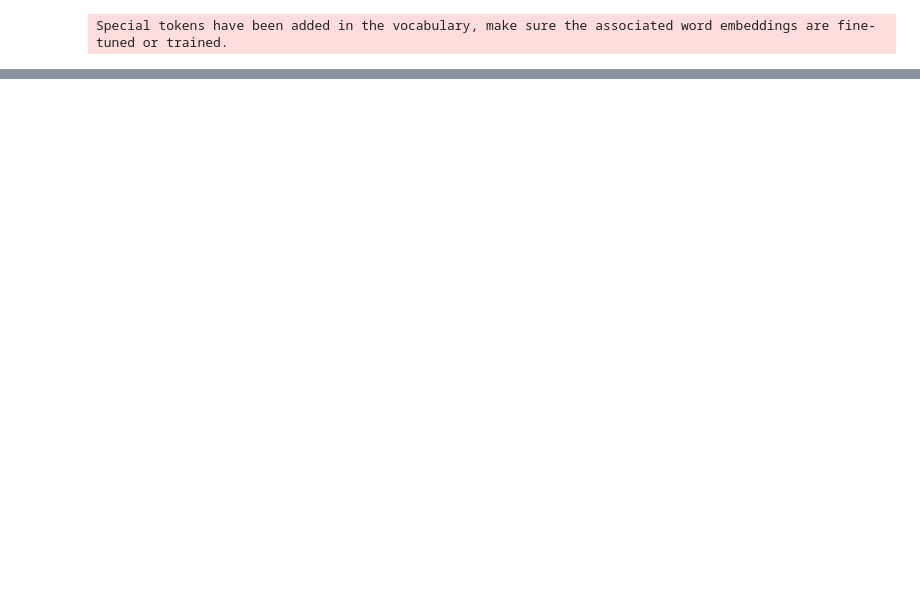
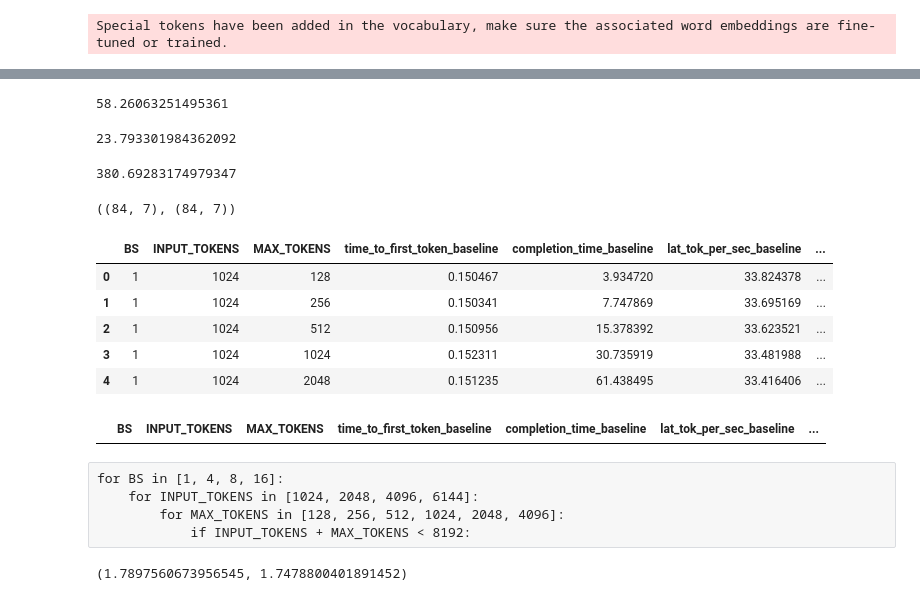
Before and after one commit to AnswerDotAI/fsdp_qlora, a Jupyter notebook: experiments/hqq_plus_plus/evaluate.ipynb, the cells around one changed output, grey strips where cells are left out. Drawn from its saved outputs; the diff is of its cells as text; code cells hidden in the pictures; blank space fills up the shorter version.

```diff
--- a/experiments/hqq_plus_plus/evaluate.ipynb
+++ b/experiments/hqq_plus_plus/evaluate.ipynb
@@ -172,0 +318,32 @@ acc
+# %%
+completion_time = e - s; completion_time
+# %% [output]
+58.26063251495361
+# %%
+lat_tok_per_sec = MAX_TOKENS / (completion_time - ttft); tok_per_sec
+# %% [output]
+23.793301984362092
+# %%
+tput_tok_per_sec = BS*MAX_TOKENS / (completion_time - ttft); tok_per_sec
+# %% [output]
+380.69283174979347
+# %%
+baseline_df = pd.read_csv("/workspace/git/kerem_research/inference_benchmarking/baseline.csv")
+qdora_df    = pd.read_csv("/workspace/git/kerem_research/inference_benchmarking/qdora.csv")
+# %%
+baseline_df.shape, qdora_df.shape
+# %% [output]
+((84, 7), (84, 7))
+# %%
+bench_df = baseline_df.merge(qdora_df, on=["BS", "INPUT_TOKENS", "MAX_TOKENS"], how="inner", suffixes=["_baseline", "_qdora"]); bench_df.head()
+# %% [output]
+|  | BS | INPUT_TOKENS | MAX_TOKENS | time_to_first_token_baseline | completion_time_baseline | lat_tok_per_sec_baseline | ... |
+| 0 | 1 | 1024 | 128 | 0.150467 | 3.934720 | 33.824378 | ... |
+| 1 | 1 | 1024 | 256 | 0.150341 | 7.747869 | 33.695169 | ... |
+| 2 | 1 | 1024 | 512 | 0.150956 | 15.378392 | 33.623521 | ... |
+| 3 | 1 | 1024 | 1024 | 0.152311 | 30.735919 | 33.481988 | ... |
+| 4 | 1 | 1024 | 2048 | 0.151235 | 61.438495 | 33.416406 | ... |
+# %%
+bench_df.query("lat_tok_per_sec_qdora < lat_tok_per_sec_baseline")
+# %% [output]
+|  | BS | INPUT_TOKENS | MAX_TOKENS | time_to_first_token_baseline | completion_time_baseline | lat_tok_per_sec_baseline | ... |
@@ -172,0 +356,9 @@ acc
+# %% [raw]
+for BS in [1, 4, 8, 16]:
+    for INPUT_TOKENS in [1024, 2048, 4096, 6144]:
+        for MAX_TOKENS in [128, 256, 512, 1024, 2048, 4096]:
+            if INPUT_TOKENS + MAX_TOKENS < 8192:
+# %%
+np.median(bench_df["improvement"]), np.mean(bench_df["improvement"])
+# %% [output]
+(1.7897560673956545, 1.7478800401891452)
```
Also changed, not shown: parts of 45 cells of this notebook, 2 other files.
